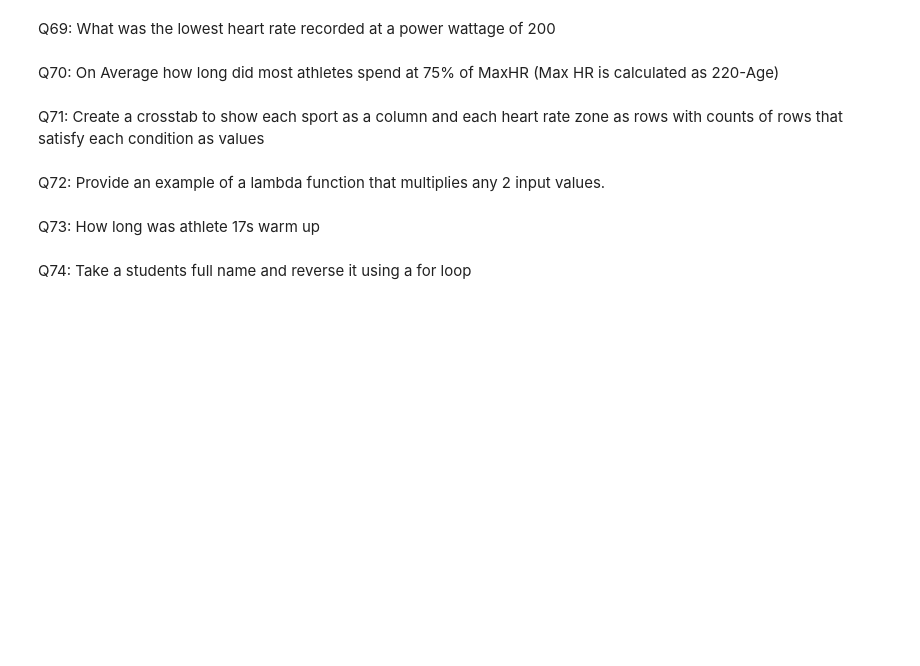
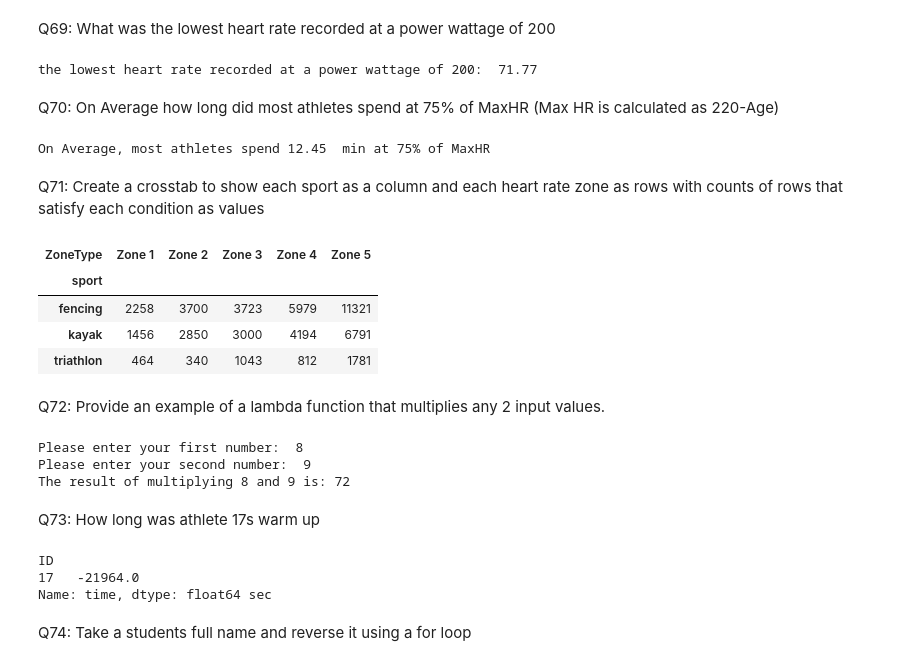
Before and after one commit to kalyankranth/10_Pythoncharms_PythonHackathon_Aug24, a Jupyter notebook: 10_Pythoncharms_Main80Questions.ipynb, the cells around one changed output. Saved outputs shown, nothing was run; the diff lists cells and outputs as text; code cells hidden in the pictures; blank space fills up the shorter version.

Commit message:
Updated sonam question in main 80

```diff
--- a/10_Pythoncharms_Main80Questions.ipynb
+++ b/10_Pythoncharms_Main80Questions.ipynb
@@ -234,2 +297,15 @@ Q67: Athletes from which sport had the highest average cardiorespiratory fitness
 # %% [markdown]
 Q68: What % of athletes exceeded 90% of max HR? (Max HR is calculated as 220-Age)
+# %%
+#prerequisite for Q68(because sonam's main dataframe name differ from the team)
+Athletes= pd.read_excel("V02Max_Combined.xlsx",sheet_name= "Athletes")
+df1=pd.DataFrame(Athletes)
+df['HR']=60/(df['RR']/1000)
+df
+df.loc[df['HR'] < 100,'ZoneType']='Zone 1'
+df.loc[(df['HR'].between(100,120)), 'ZoneType'] = 'Zone 2'
+df.loc[(df['HR'].between(121,135)), 'ZoneType'] = 'Zone 3'
+df.loc[(df['HR'].between(136,155)), 'ZoneType'] = 'Zone 4'
+df.loc[df['HR'] > 155, 'ZoneType'] = 'Zone 5'
+df.head()
+df2 = pd.merge(df, df1, on='ID')  #making new data frame by merging all sports data frame and athlete data frame
@@ -236,10 +323,50 @@ Q68: What % of athletes exceeded 90% of max HR? (Max HR is calculated as 220-Age
 # %% [markdown]
 Q69: What was the lowest heart rate recorded at a power wattage of 200
+# %%
+HR = round((60/(filtered_df['RR']/1000)).min(),2)
+
+print("the lowest heart rate recorded at a power wattage of 200: ",HR)
+# %% [output]
+the lowest heart rate recorded at a power wattage of 200:  71.77
 # %% [markdown]
 Q70: On Average how long did most athletes spend at 75% of MaxHR (Max HR is calculated as 220-Age)
+# %%
+df7=df2[(df2['HR'])> (df2['max_RR']*.75)]
+df8= df7['time'].mean()
+print("On Average, most athletes spend",(df8/60).round(2)," min at 75% of MaxHR")
+# %% [output]
+On Average, most athletes spend 12.45  min at 75% of MaxHR
 # %% [markdown]
 Q71: Create a crosstab to show each sport as a column and each heart rate zone as rows with counts of rows that satisfy each condition as values
+# %%
+#prerequisite for Q71
+df['HR']=60/(df['RR']/1000)
+df
+df.loc[df['HR'] < 100,'ZoneType']='Zone 1'
+df.loc[(df['HR'].between(100,120)), 'ZoneType'] = 'Zone 2'
+df.loc[(df['HR'].between(121,135)), 'ZoneType'] = 'Zone 3'
+df.loc[(df['HR'].between(136,155)), 'ZoneType'] = 'Zone 4'
+df.loc[df['HR'] > 155, 'ZoneType'] = 'Zone 5'
+# %%
+df2 = pd.merge(df, df1, on='ID')
+pd.crosstab(index=df2.sport, columns= df2.ZoneType)
+# %% [output]
+| ZoneType | Zone 1 | Zone 2 | Zone 3 | Zone 4 | Zone 5 |
+| sport |  |  |  |  |  |
+| fencing | 2258 | 3700 | 3723 | 5979 | 11321 |
+| kayak | 1456 | 2850 | 3000 | 4194 | 6791 |
+| triathlon | 464 | 340 | 1043 | 812 | 1781 |
 # %% [markdown]
 Q72: Provide an example of a lambda function that multiplies any 2 input values.
+# %%
+v1 =int(input("Please enter your first number: "))
+v2=int(input("Please enter your second number: "))
+multiply = lambda a, b: a * b
+result = multiply(v1, v2)
+print(f"The result of multiplying {v1} and {v2} is: {result}")
+# %% [output]
+Please enter your first number:  8
+Please enter your second number:  9
+The result of multiplying 8 and 9 is: 72
 # %% [markdown]
 Q73: How long was athlete 17s warm up
@@ -246,2 +378,10 @@ Q73: How long was athlete 17s warm up
+# %%
+a=df.loc[(df['ID'] == 17) & (df['ExType'] == 'Warm Up')]  # to fetch the ID 17 and ExType is warmup
+b = a.groupby('ID')['time'].sum().round()
+print(b,'sec')
+# %% [output]
+ID
+17   -21964.0
+Name: time, dtype: float64 sec
 # %% [markdown]
 Q74: Take a students full name and reverse it using a for loop
```
Also changed, not shown: parts of 8 cells of this notebook.
